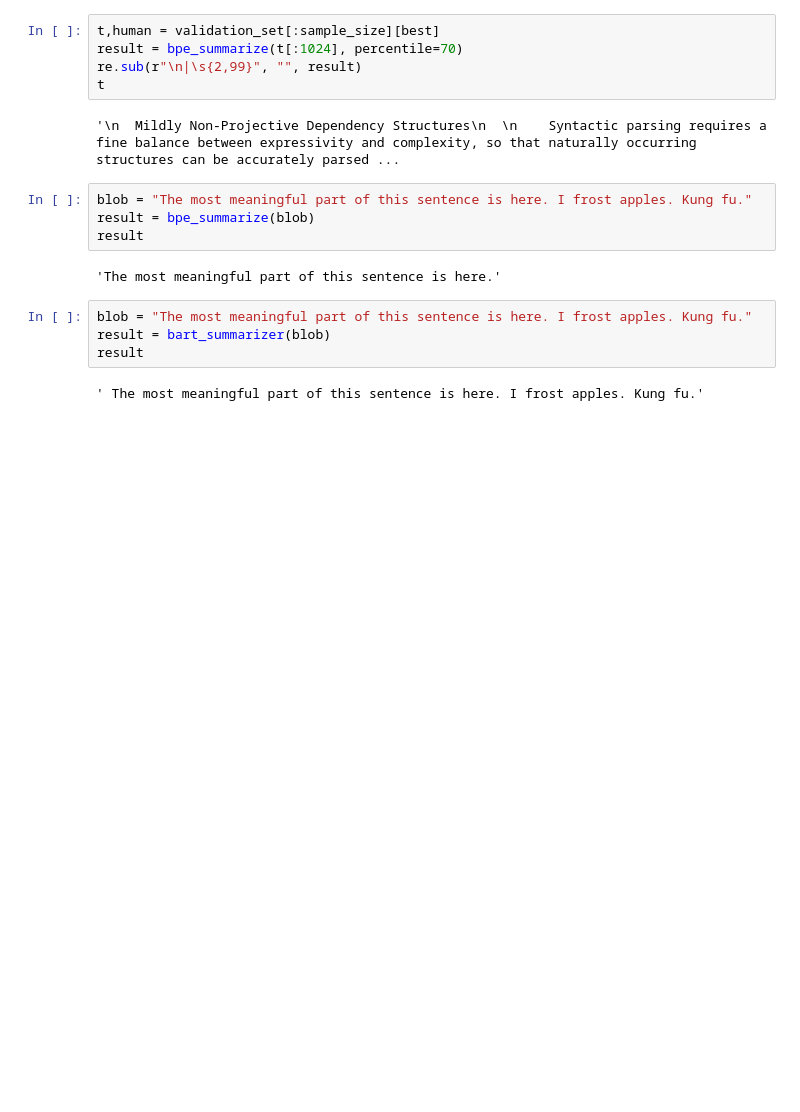
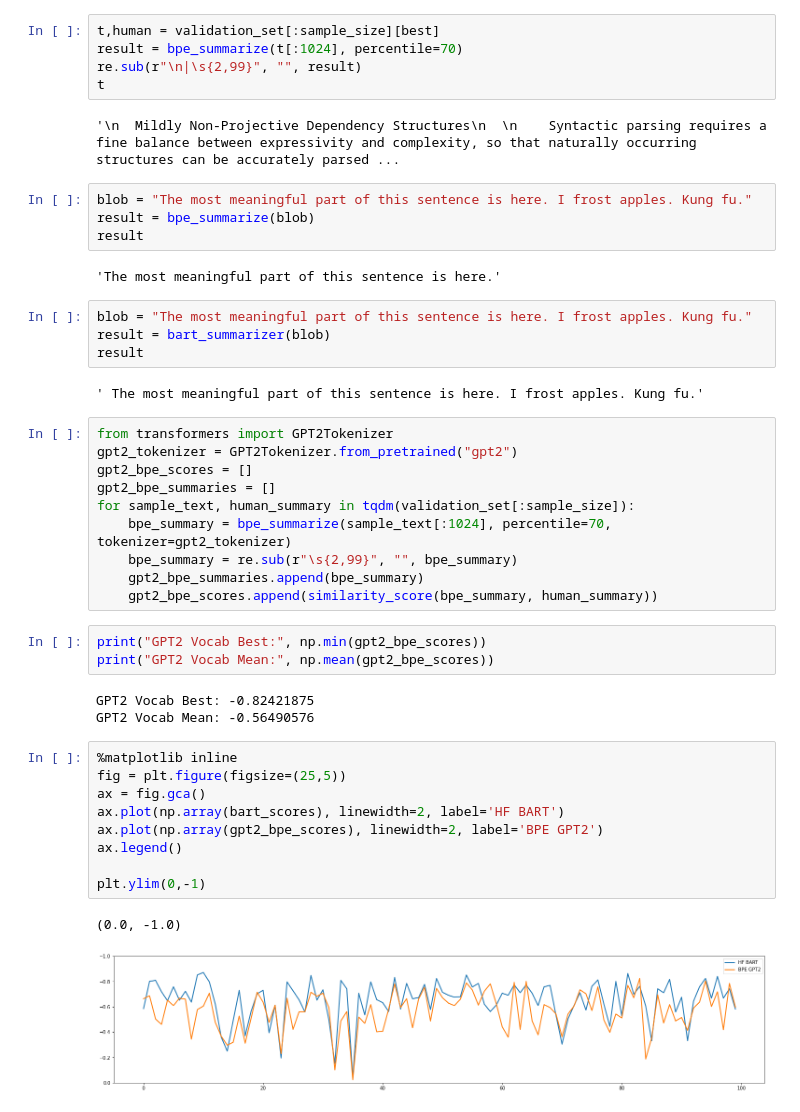
Before and after one commit to crodriguez1a/bpe-summarizer, a Jupyter notebook: notebooks/Evaluation.ipynb, the cells around one changed output. Saved outputs shown, nothing was run; the diff lists cells and outputs as text; blank space fills up the shorter version.

```diff
--- a/notebooks/Evaluation.ipynb
+++ b/notebooks/Evaluation.ipynb
@@ -157,3 +157,31 @@ result = bart_summarizer(blob)
 result
 # %% [output]
 ' The most meaningful part of this sentence is here. I frost apples. Kung fu.'
+# %%
+from transformers import GPT2Tokenizer
+gpt2_tokenizer = GPT2Tokenizer.from_pretrained("gpt2")
+gpt2_bpe_scores = []
+gpt2_bpe_summaries = []
+for sample_text, human_summary in tqdm(validation_set[:sample_size]):
+    bpe_summary = bpe_summarize(sample_text[:1024], percentile=70, tokenizer=gpt2_tokenizer)
+    bpe_summary = re.sub(r"\s{2,99}", "", bpe_summary)
+    gpt2_bpe_summaries.append(bpe_summary)
+    gpt2_bpe_scores.append(similarity_score(bpe_summary, human_summary))
+# %%
+print("GPT2 Vocab Best:", np.min(gpt2_bpe_scores))
+print("GPT2 Vocab Mean:", np.mean(gpt2_bpe_scores))
+# %% [output]
+GPT2 Vocab Best: -0.82421875
+GPT2 Vocab Mean: -0.56490576
+# %%
+%matplotlib inline
+fig = plt.figure(figsize=(25,5))
+ax = fig.gca()
+ax.plot(np.array(bart_scores), linewidth=2, label='HF BART')
+ax.plot(np.array(gpt2_bpe_scores), linewidth=2, label='BPE GPT2')
+ax.legend()
+
+plt.ylim(0,-1)
+# %% [output]
+(0.0, -1.0)
+[figure, added]
```
Also changed, not shown: parts of 8 cells of this notebook, 3 other files.
